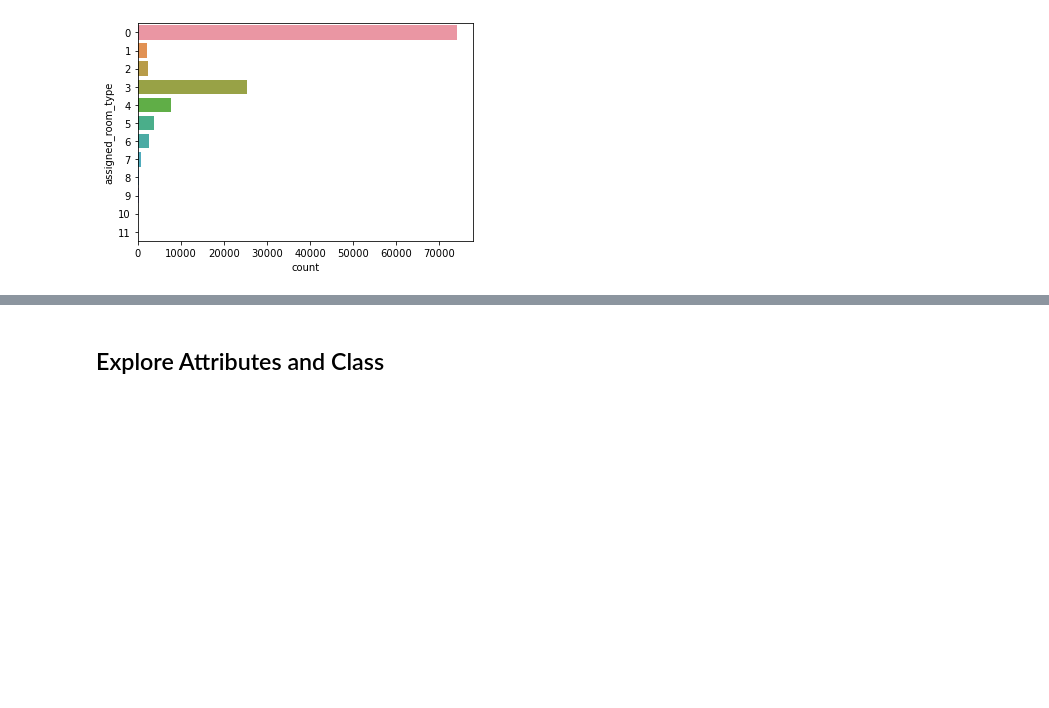
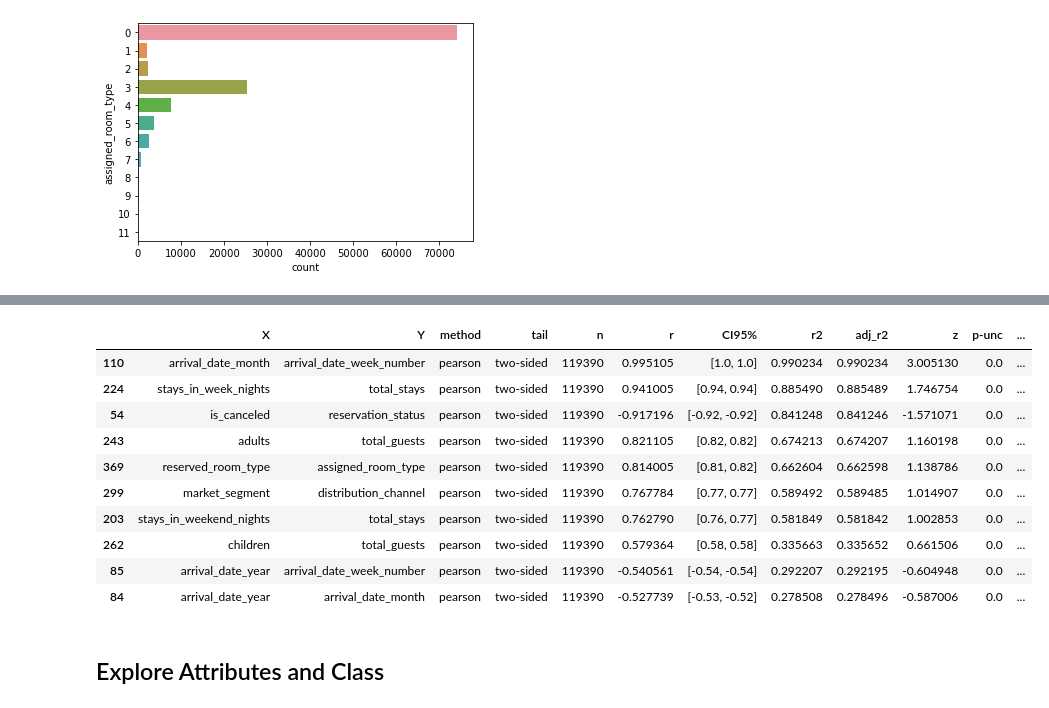
Before and after one commit to olmosjorge28/DS7331_ML1_ASSINGMENTS, a Jupyter notebook: lab1/Lab_1_notebook.ipynb, the cells around one changed output, grey strips where cells are left out. Cells and saved outputs as stored; diff of their text form; code cells hidden in the pictures; blank space fills up the shorter version.

```diff
--- a/lab1/Lab_1_notebook.ipynb
+++ b/lab1/Lab_1_notebook.ipynb
@@ -801,3 +808,20 @@ sns.heatmap(hotel_bookings_transform.corr(), annot=True, ax=ax);
+# %%
+import pingouin as pg
+df=pg.pairwise_corr(hotel_bookings_transform, method='pearson')
+output = df.sort_values(['adj_r2'], ascending=[0])
+output.head(10)
+# %% [output]
+|  | X | Y | method | tail | n | r | CI95% | r2 | adj_r2 | z | p-unc | ... |
+| 110 | arrival_date_month | arrival_date_week_number | pearson | two-sided | 119390 | 0.995105 | [1.0, 1.0] | 0.990234 | 0.990234 | 3.005130 | 0.0 | ... |
+| 224 | stays_in_week_nights | total_stays | pearson | two-sided | 119390 | 0.941005 | [0.94, 0.94] | 0.885490 | 0.885489 | 1.746754 | 0.0 | ... |
+| 54 | is_canceled | reservation_status | pearson | two-sided | 119390 | -0.917196 | [-0.92, -0.92] | 0.841248 | 0.841246 | -1.571071 | 0.0 | ... |
+| 243 | adults | total_guests | pearson | two-sided | 119390 | 0.821105 | [0.82, 0.82] | 0.674213 | 0.674207 | 1.160198 | 0.0 | ... |
+| 369 | reserved_room_type | assigned_room_type | pearson | two-sided | 119390 | 0.814005 | [0.81, 0.82] | 0.662604 | 0.662598 | 1.138786 | 0.0 | ... |
+| 299 | market_segment | distribution_channel | pearson | two-sided | 119390 | 0.767784 | [0.77, 0.77] | 0.589492 | 0.589485 | 1.014907 | 0.0 | ... |
+| 203 | stays_in_weekend_nights | total_stays | pearson | two-sided | 119390 | 0.762790 | [0.76, 0.77] | 0.581849 | 0.581842 | 1.002853 | 0.0 | ... |
+| 262 | children | total_guests | pearson | two-sided | 119390 | 0.579364 | [0.58, 0.58] | 0.335663 | 0.335652 | 0.661506 | 0.0 | ... |
+| 85 | arrival_date_year | arrival_date_week_number | pearson | two-sided | 119390 | -0.540561 | [-0.54, -0.54] | 0.292207 | 0.292195 | -0.604948 | 0.0 | ... |
+| 84 | arrival_date_year | arrival_date_month | pearson | two-sided | 119390 | -0.527739 | [-0.53, -0.52] | 0.278508 | 0.278496 | -0.587006 | 0.0 | ... |
 # %% [markdown]
 ## Explore Attributes and Class
 # %% [markdown]
```
Also changed, not shown: parts of 11 cells of this notebook.
